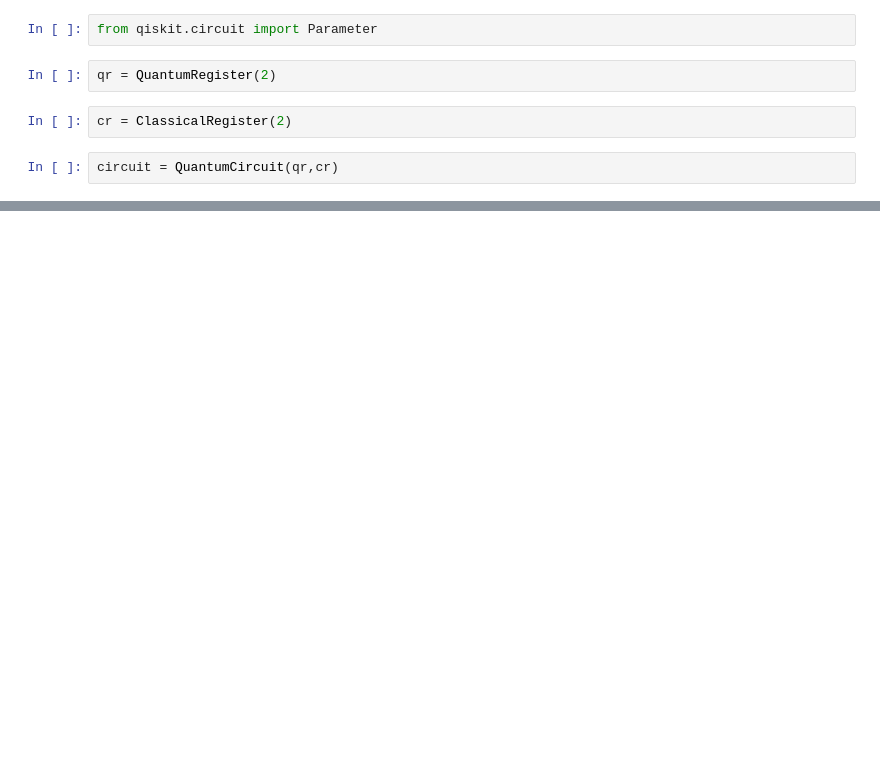
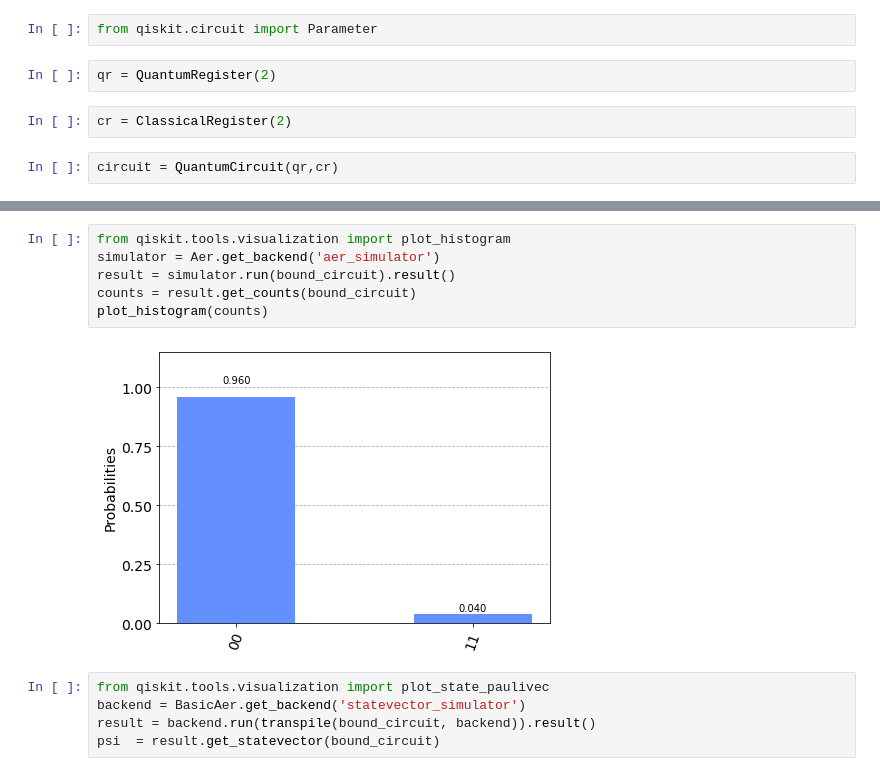
Before and after one commit to Q-ComputingChile/trotter-suzuki, a Jupyter notebook: Quantum.ipynb, the cells around one changed output, grey strips where cells are left out. Cells and saved outputs as stored; diff of their text form; blank space fills up the shorter version.

```diff
--- a/Quantum.ipynb
+++ b/Quantum.ipynb
@@ -49,0 +62,13 @@ CircuitError: 'Cannot bind parameters (theta, phi) not present in the circuit.'
+# %%
+from qiskit.tools.visualization import plot_histogram
+simulator = Aer.get_backend('aer_simulator')
+result = simulator.run(bound_circuit).result()
+counts = result.get_counts(bound_circuit)
+plot_histogram(counts)
+# %% [output]
+[figure, added]
+# %%
+from qiskit.tools.visualization import plot_state_paulivec
+backend = BasicAer.get_backend('statevector_simulator')
+result = backend.run(transpile(bound_circuit, backend)).result()
+psi  = result.get_statevector(bound_circuit)
```
Also changed, not shown: parts of 15 cells of this notebook.
